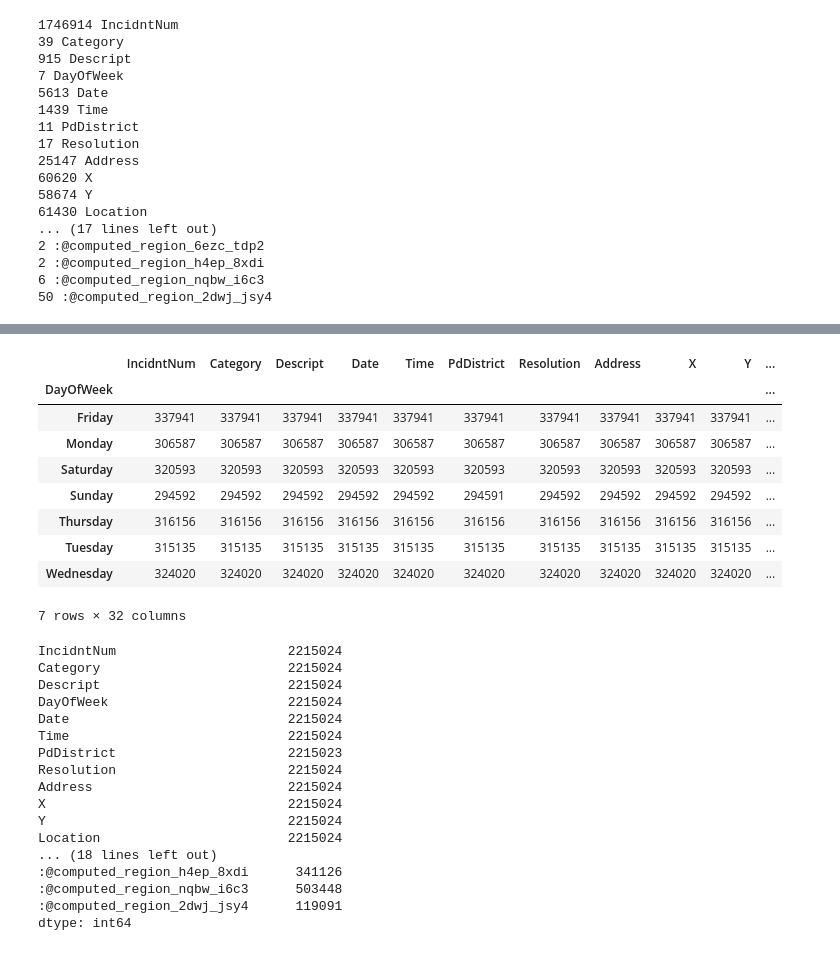
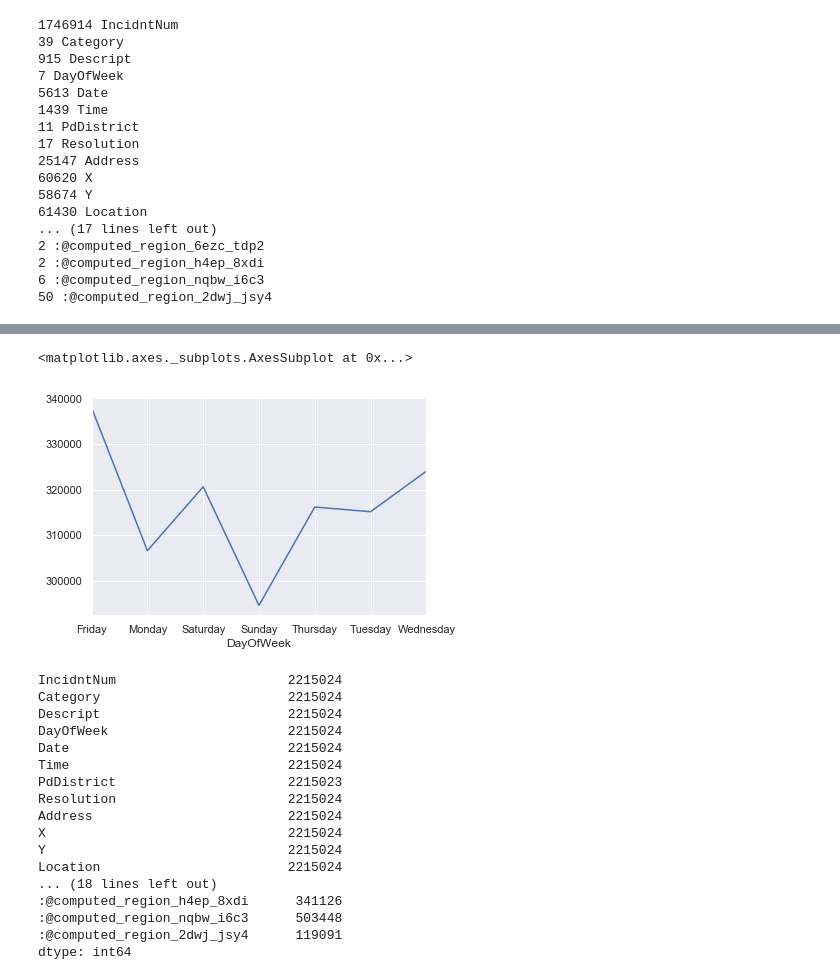
Before and after one commit to daericks/datasf, a Jupyter notebook: notebooks/initial_exploration.ipynb, the cells around one changed output, grey strips where cells are left out. Cells and saved outputs as stored; diff of their text form; code cells hidden in the pictures.

```diff
--- a/notebooks/initial_exploration.ipynb
+++ b/notebooks/initial_exploration.ipynb
@@ -166,16 +236,8 @@ for col in df.columns:
 # %%
-df.groupby('DayOfWeek').count()
+df.groupby('DayOfWeek')['DayOfWeek'].count().plot()
 # %% [output]
-|  | IncidntNum | Category | Descript | Date | Time | PdDistrict | Resolution | Address | X | Y | ... |
-| DayOfWeek |  |  |  |  |  |  |  |  |  |  | ... |
-| Friday | 337941 | 337941 | 337941 | 337941 | 337941 | 337941 | 337941 | 337941 | 337941 | 337941 | ... |
-| Monday | 306587 | 306587 | 306587 | 306587 | 306587 | 306587 | 306587 | 306587 | 306587 | 306587 | ... |
-| Saturday | 320593 | 320593 | 320593 | 320593 | 320593 | 320593 | 320593 | 320593 | 320593 | 320593 | ... |
-| Sunday | 294592 | 294592 | 294592 | 294592 | 294592 | 294591 | 294592 | 294592 | 294592 | 294592 | ... |
-| Thursday | 316156 | 316156 | 316156 | 316156 | 316156 | 316156 | 316156 | 316156 | 316156 | 316156 | ... |
-| Tuesday | 315135 | 315135 | 315135 | 315135 | 315135 | 315135 | 315135 | 315135 | 315135 | 315135 | ... |
-| Wednesday | 324020 | 324020 | 324020 | 324020 | 324020 | 324020 | 324020 | 324020 | 324020 | 324020 | ... |
-7 rows × 32 columns
+<matplotlib.axes._subplots.AxesSubplot at 0x...>
+[figure, added]
 # %%
 df.count()
 # %% [output]
```
Also changed, not shown: parts of 6 cells of this notebook.
